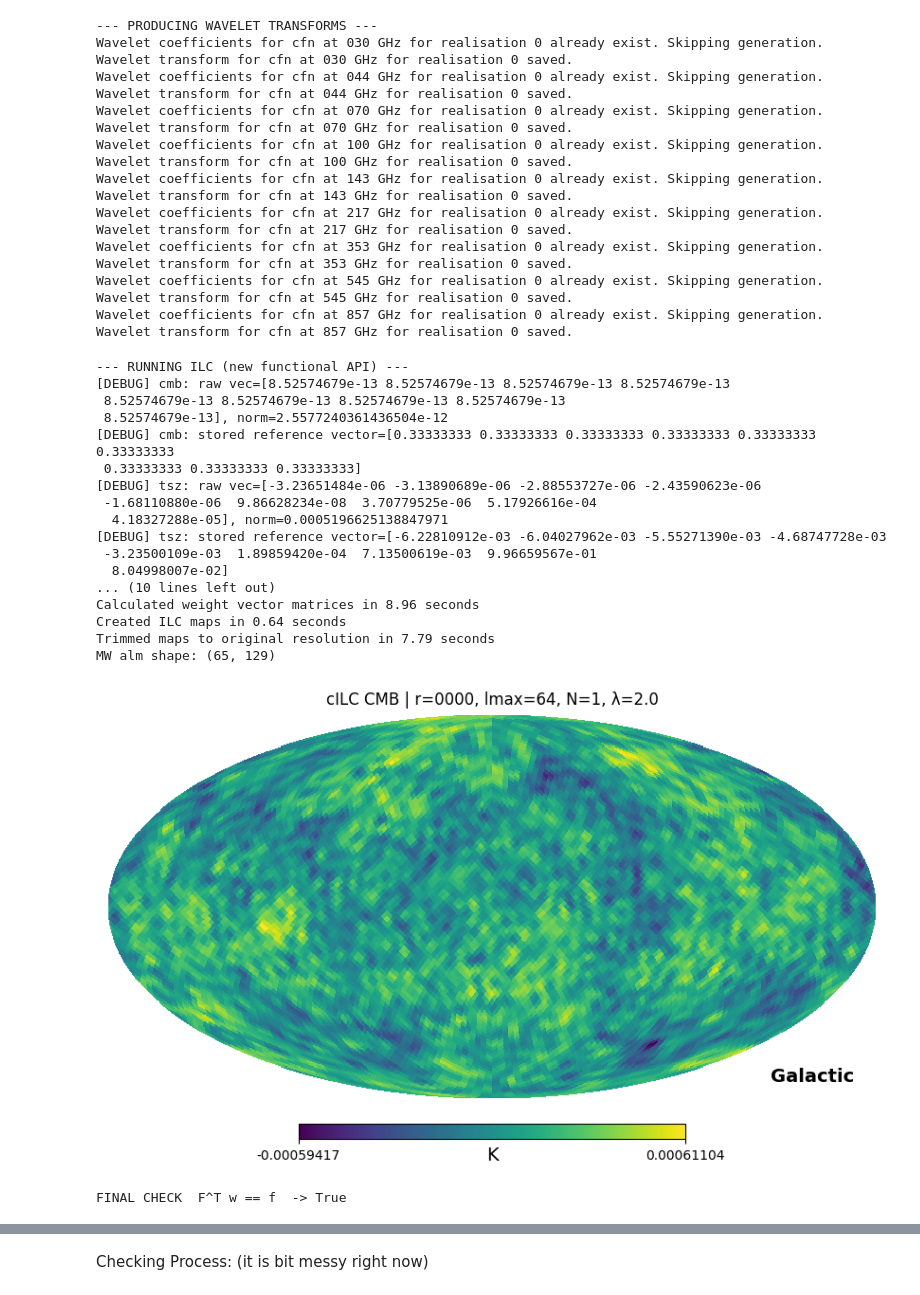
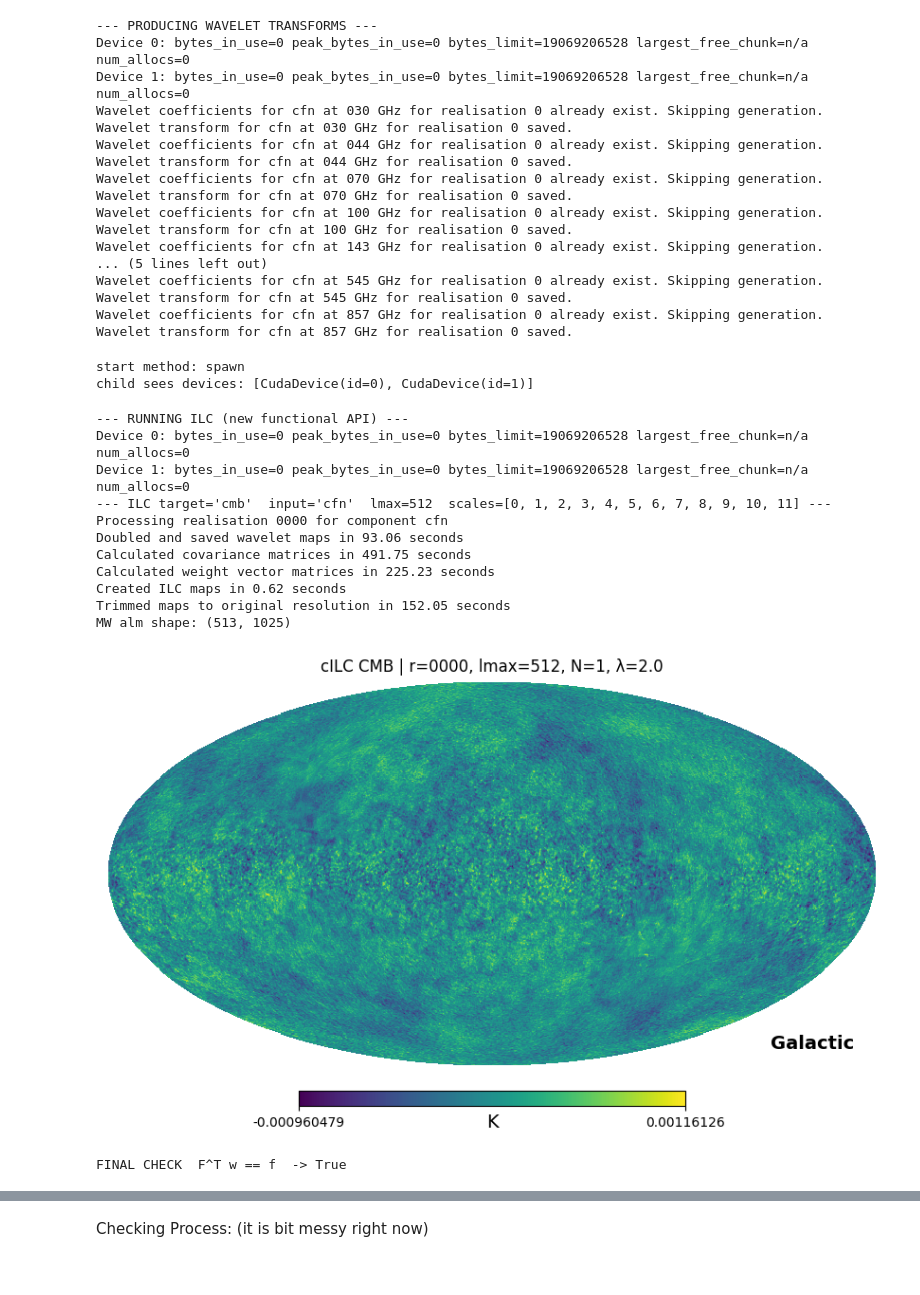
Before and after one commit to cid02210915/Skyclean, a Jupyter notebook: skyclean/silc/run_silc.ipynb, the cells around one changed output, grey strips where cells are left out. Saved outputs shown, nothing was run; the diff lists cells and outputs as text; code cells hidden in the pictures.

```diff
--- a/skyclean/silc/run_silc.ipynb
+++ b/skyclean/silc/run_silc.ipynb
@@ -55,7 +58,7 @@ pipe = Pipeline(
     frequencies=["030","044","070","100","143","217","353","545","857"],
     realisations=1,
     start_realisation=0,
-    lmax=64,
+    lmax=1028,
     N_directions=1,
     lam=2.0,
     method="jax_cuda",
@@ -102,6 +108,8 @@ CFN map at 857 GHz for realisation 0 already exists. Skipping processing.
 pipe.step_wavelets()
 # %% [output]
 --- PRODUCING WAVELET TRANSFORMS ---
+Device 0: bytes_in_use=0 peak_bytes_in_use=0 bytes_limit=19069206528 largest_free_chunk=n/a num_allocs=0
+Device 1: bytes_in_use=0 peak_bytes_in_use=0 bytes_limit=19069206528 largest_free_chunk=n/a num_allocs=0
 Wavelet coefficients for cfn at 030 GHz for realisation 0 already exist. Skipping generation.
 Wavelet transform for cfn at 030 GHz for realisation 0 saved.
 Wavelet coefficients for cfn at 044 GHz for realisation 0 already exist. Skipping generation.
@@ -111,47 +119,45 @@ Wavelet transform for cfn at 070 GHz for realisation 0 saved.
 Wavelet coefficients for cfn at 100 GHz for realisation 0 already exist. Skipping generation.
 Wavelet transform for cfn at 100 GHz for realisation 0 saved.
 Wavelet coefficients for cfn at 143 GHz for realisation 0 already exist. Skipping generation.
-Wavelet transform for cfn at 143 GHz for realisation 0 saved.
-Wavelet coefficients for cfn at 217 GHz for realisation 0 already exist. Skipping generation.
-Wavelet transform for cfn at 217 GHz for realisation 0 saved.
-Wavelet coefficients for cfn at 353 GHz for realisation 0 already exist. Skipping generation.
-Wavelet transform for cfn at 353 GHz for realisation 0 saved.
+... (5 lines left out)
 Wavelet coefficients for cfn at 545 GHz for realisation 0 already exist. Skipping generation.
 Wavelet transform for cfn at 545 GHz for realisation 0 saved.
 Wavelet coefficients for cfn at 857 GHz for realisation 0 already exist. Skipping generation.
 Wavelet transform for cfn at 857 GHz for realisation 0 saved.
+# %%
+import multiprocessing as mp
+print("start method:", mp.get_start_method())
+import jax
+print("child sees devices:", jax.devices())
+# %% [output]
+start method: spawn
+child sees devices: [CudaDevice(id=0), CudaDevice(id=1)]
 # %%
-pipe.F_source = "empirical"  # "empirical" or "theory"
+pipe.F_source = "theory"  # "empirical" or "theory"
 pipe.F_kwargs = {
     "base_dir": os.path.join(pipe.directory, "CMB_realisations"),
     "frequencies": pipe.frequencies,
     "realization": pipe.start_realisation,
     "normalize": True,
     "mask_path": "",
     "file_templates": {
         "cmb": "cmb_r{realisation:04d}.fits",
         "sync": "sync_f{frequency}.fits",
         "tsz":  "tsz_f{frequency}.fits",
     },
 }
 pipe.step_ilc()
 # %% [output]
 --- RUNNING ILC (new functional API) ---
-[DEBUG] cmb: raw vec=[8.52574679e-13 8.52574679e-13 8.52574679e-13 8.52574679e-13
- 8.52574679e-13 8.52574679e-13 8.52574679e-13 8.52574679e-13
- 8.52574679e-13], norm=2.5577240361436504e-12
-[DEBUG] cmb: stored reference vector=[0.33333333 0.33333333 0.33333333 0.33333333 0.33333333 0.33333333
- 0.33333333 0.33333333 0.33333333]
-[DEBUG] tsz: raw vec=[-3.23651484e-06 -3.13890689e-06 -2.88553727e-06 -2.43590623e-06
- -1.68110880e-06  9.86628234e-08  3.70779525e-06  5.17926616e-04
-  4.18327288e-05], norm=0.0005196625138847971
-[DEBUG] tsz: stored reference vector=[-6.22810912e-03 -6.04027962e-03 -5.55271390e-03 -4.68747728e-03
- -3.23500109e-03  1.89859420e-04  7.13500619e-03  9.96659567e-01
-  8.04998007e-02]
-... (10 lines left out)
-Calculated weight vector matrices in 8.96 seconds
-Created ILC maps in 0.64 seconds
-Trimmed maps to original resolution in 7.79 seconds
-MW alm shape: (65, 129)
+Device 0: bytes_in_use=0 peak_bytes_in_use=0 bytes_limit=19069206528 largest_free_chunk=n/a num_allocs=0
+Device 1: bytes_in_use=0 peak_bytes_in_use=0 bytes_limit=19069206528 largest_free_chunk=n/a num_allocs=0
+--- ILC target='cmb'  input='cfn'  lmax=512  scales=[0, 1, 2, 3, 4, 5, 6, 7, 8, 9, 10, 11] ---
+Processing realisation 0000 for component cfn
+Doubled and saved wavelet maps in 93.06 seconds
+Calculated covariance matrices in 491.75 seconds
+Calculated weight vector matrices in 225.23 seconds
+Created ILC maps in 0.62 seconds
+Trimmed maps to original resolution in 152.05 seconds
+MW alm shape: (513, 1025)
-[figure, old version]
+[figure, new version]
 FINAL CHECK  F^T w == f  -> True
```
Also changed, not shown: parts of 15 cells of this notebook.
